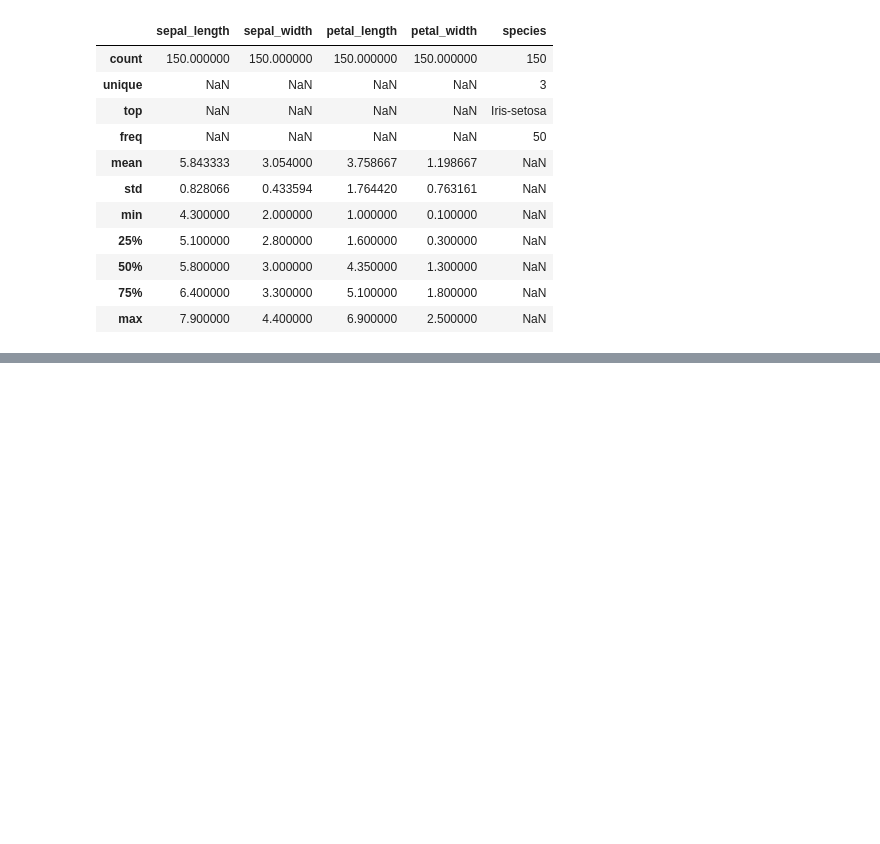
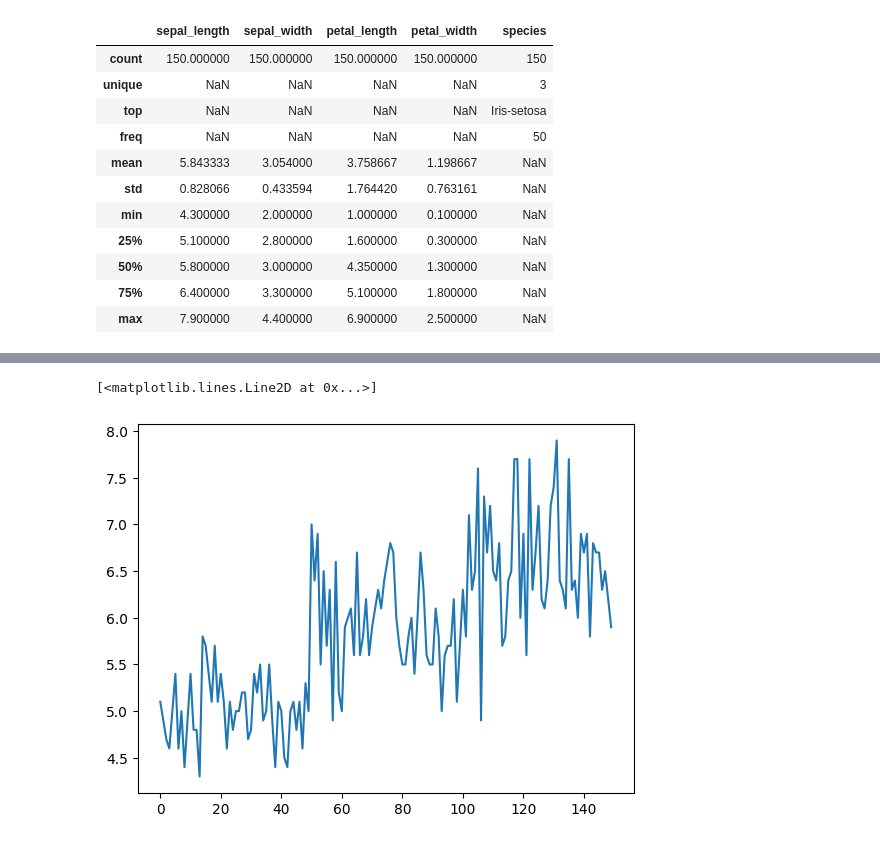
Before and after one commit to CabHug/Portfolio, a Jupyter notebook: Practicas/Visualizacion/Practica_visualizacion.ipynb, the cells around one changed output, grey strips where cells are left out. Drawn from its saved outputs; the diff is of its cells as text; code cells hidden in the pictures; blank space fills up the shorter version.

```diff
--- a/Practicas/Visualizacion/Practica_visualizacion.ipynb
+++ b/Practicas/Visualizacion/Practica_visualizacion.ipynb
@@ -77,0 +93,5 @@ iris.describe(include='all')
+# %%
+plt.plot(iris['sepal_length'])
+# %% [output]
+[<matplotlib.lines.Line2D at 0x...>]
+[figure, added]
```
Also changed, not shown: parts of 8 cells of this notebook.
